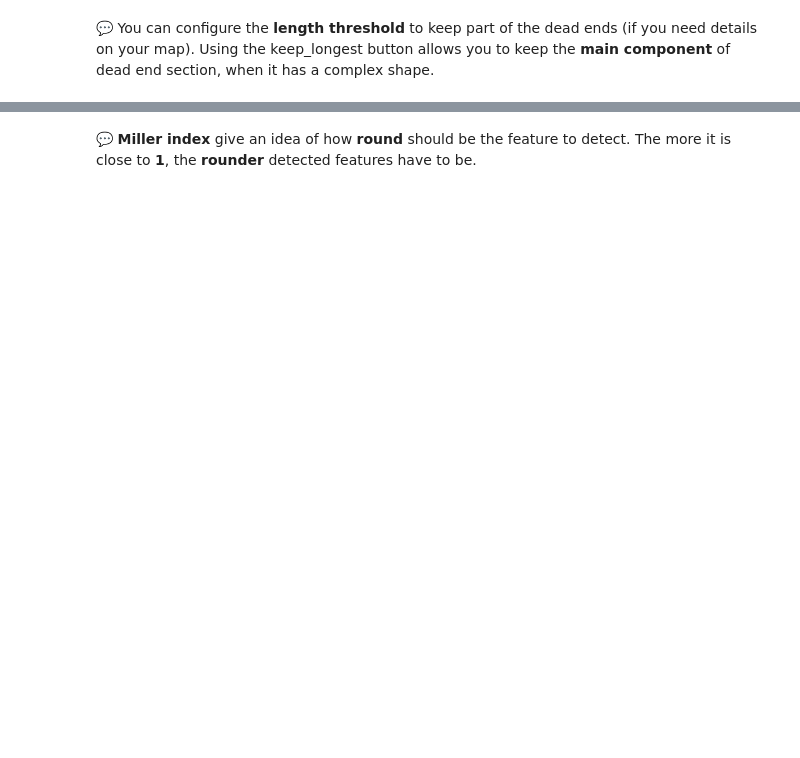
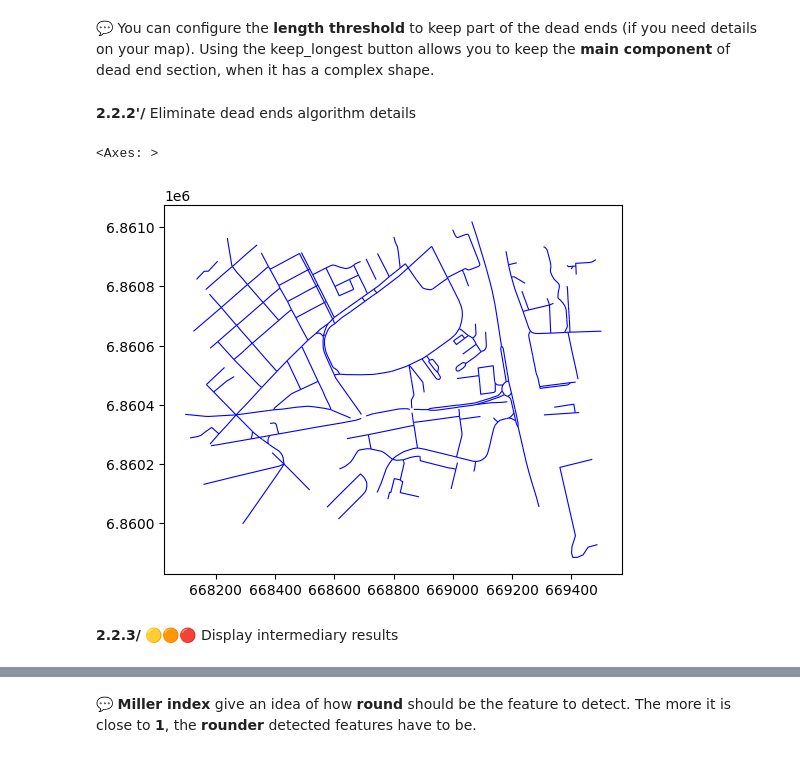
Before and after one commit to LostInZoom/cartagen-notebooks, a Jupyter notebook: basemap_ntbk_ok.ipynb, the cells around one changed output, grey strips where cells are left out. Saved outputs shown, nothing was run; the diff lists cells and outputs as text; code cells hidden in the pictures; blank space fills up the shorter version.

```diff
--- a/basemap_ntbk_ok.ipynb
+++ b/basemap_ntbk_ok.ipynb
@@ -1007,5 +1070,16 @@ ipywidgets.interact(plt_elim_de, length = ipywidgets.FloatSlider(value = 20, min
 # %% [markdown]
 💬 You can configure the **length threshold** to keep part of the dead ends (if you need details on your map). Using the keep_longest button allows you to keep the **main component** of dead end section, when it has a complex shape.
+# %% [markdown]
+**2.2.2'/** Eliminate dead ends algorithm details
+# %%
+generalized_de = c4.eliminate_dead_ends(dead_ends, length = 500, keep_longest = True)
+
+generalized_de.plot(column = 'deadend', cmap = de_col, linewidth = 0.8) #Display result gdf with color according to section status (i.e dead end = True or False)
+# %% [output]
+<Axes: >
+[figure, added]
+# %% [markdown]
+**2.2.3/** 🟡🟠🔴 Display intermediary results
 # %%
 # 🟡🟠🔴 Display intermediary results
 
```
Also changed, not shown: parts of 59 cells of this notebook.
